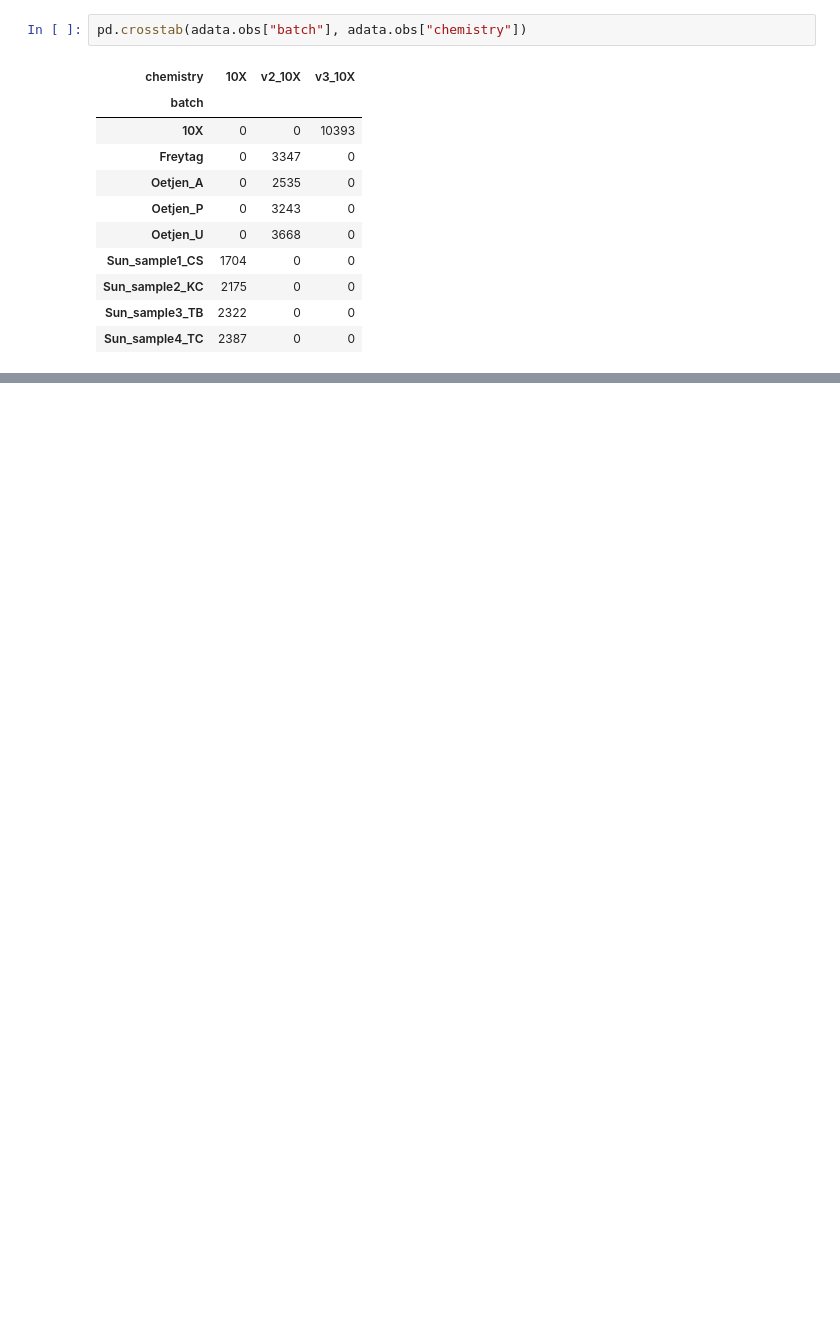
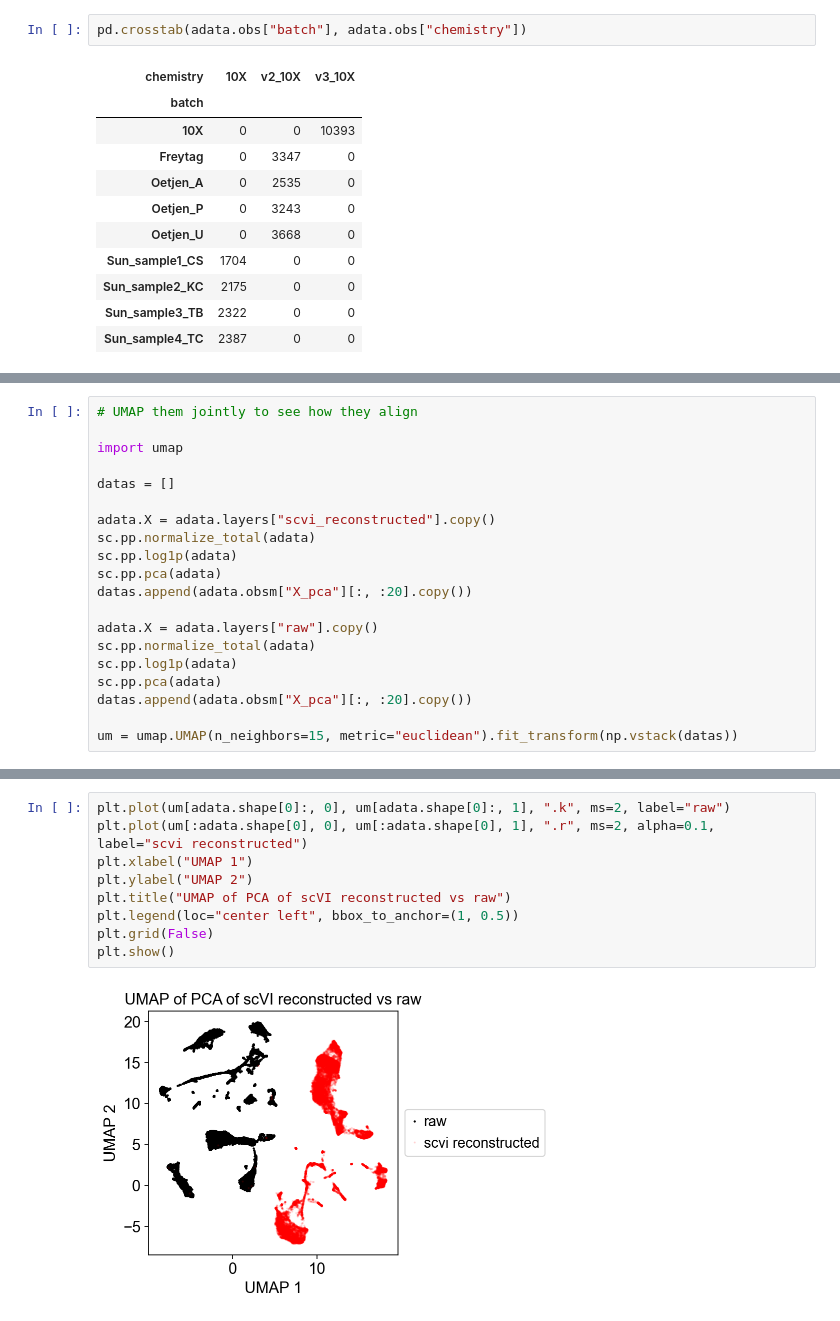
Before and after one commit to cellarium-ai/cellarium-ml, a Jupyter notebook: notebooks/scvi_demo.ipynb, the cells around one changed output, grey strips where cells are left out. Saved outputs shown, nothing was run; the diff lists cells and outputs as text; blank space fills up the shorter version.

```diff
--- a/notebooks/scvi_demo.ipynb
+++ b/notebooks/scvi_demo.ipynb
@@ -296,0 +388,20 @@ pd.crosstab(adata.obs["batch"], adata.obs["chemistry"])
+# %%
+# UMAP them jointly to see how they align
+
+import umap
+
+datas = []
+
+adata.X = adata.layers["scvi_reconstructed"].copy()
+sc.pp.normalize_total(adata)
+sc.pp.log1p(adata)
+sc.pp.pca(adata)
+datas.append(adata.obsm["X_pca"][:, :20].copy())
+
+adata.X = adata.layers["raw"].copy()
+sc.pp.normalize_total(adata)
+sc.pp.log1p(adata)
+sc.pp.pca(adata)
+datas.append(adata.obsm["X_pca"][:, :20].copy())
+
+um = umap.UMAP(n_neighbors=15, metric="euclidean").fit_transform(np.vstack(datas))
@@ -296,0 +411,11 @@ pd.crosstab(adata.obs["batch"], adata.obs["chemistry"])
+# %%
+plt.plot(um[adata.shape[0]:, 0], um[adata.shape[0]:, 1], ".k", ms=2, label="raw")
+plt.plot(um[:adata.shape[0], 0], um[:adata.shape[0], 1], ".r", ms=2, alpha=0.1, label="scvi reconstructed")
+plt.xlabel("UMAP 1")
+plt.ylabel("UMAP 2")
+plt.title("UMAP of PCA of scVI reconstructed vs raw")
+plt.legend(loc="center left", bbox_to_anchor=(1, 0.5))
+plt.grid(False)
+plt.show()
+# %% [output]
+[figure, added]
```
Also changed, not shown: parts of 24 cells of this notebook, 10 other files.
